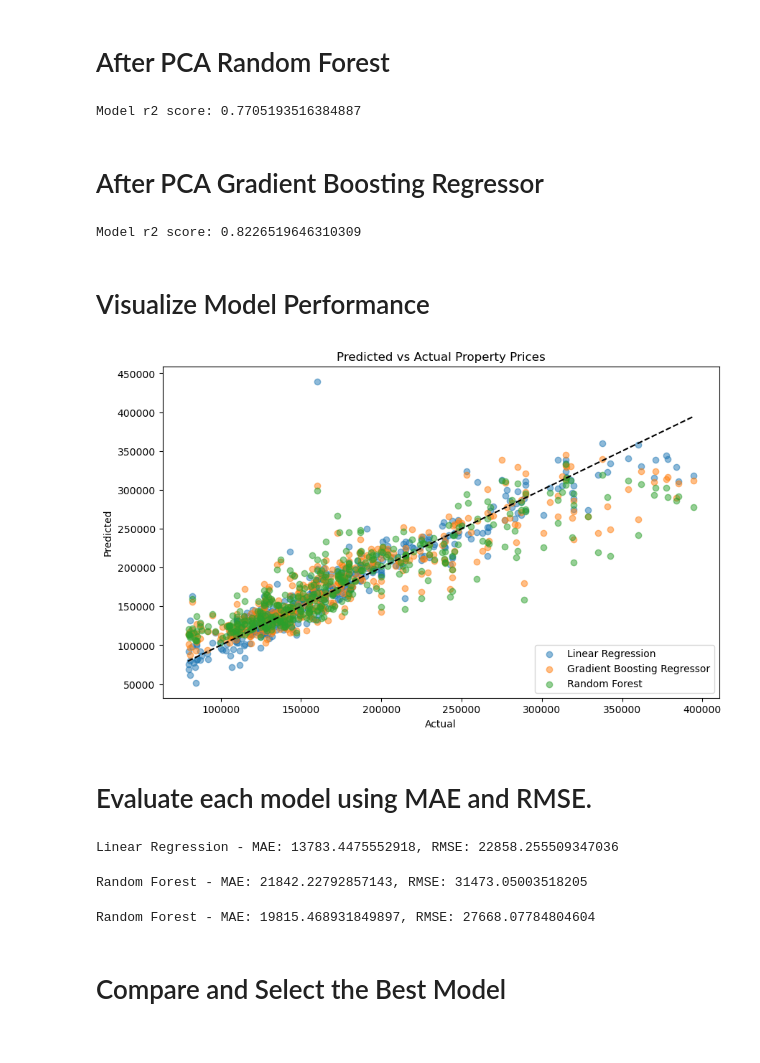
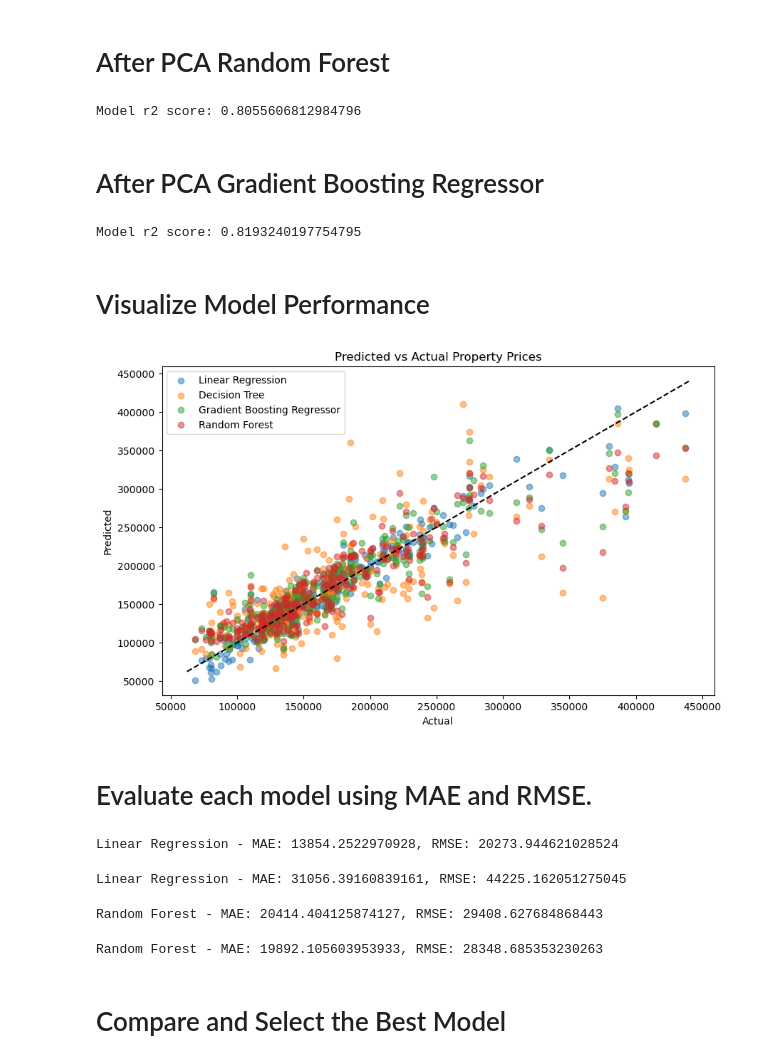
Before and after one commit to MohdJubairKhan/Capstone-Project---1-digi-chrome-, a Jupyter notebook: Notebook/Model_Selection.ipynb, the cells around one changed output. Saved outputs shown, nothing was run; the diff lists cells and outputs as text; code cells hidden in the pictures.

```diff
--- a/Notebook/Model_Selection.ipynb
+++ b/Notebook/Model_Selection.ipynb
@@ -129,5 +130,5 @@ df_pca.shape
 # %%
-x_train,x_test,y_train,y_test=train_test_split(df_pca,Y,test_size=0.3,random_state=42)
+x_train,x_test,y_train,y_test=train_test_split(df_pca,Y,test_size=0.2,random_state=42)
 # %% [markdown]
 # After PCA Standard Scaler
 # %%
@@ -166,7 +167,7 @@ rf_y_pred3 = pca_rf_model.predict(x_test_scaled)
 score = r2_score(y_test, rf_y_pred3)
 print(f'Model r2 score: {score}')
 # %% [output]
-Model r2 score: 0.7705193516384887
+Model r2 score: 0.8055606812984796
 # %% [markdown]
 # After PCA Gradient Boosting Regressor
 # %%
@@ -177,24 +178,26 @@ gb_y_pred4 = pca_gr_model.predict(x_test_scaled)
 score = r2_score(y_test, gb_y_pred4)
 print(f'Model r2 score: {score}')
 # %% [output]
-Model r2 score: 0.8226519646310309
+Model r2 score: 0.8193240197754795
 # %% [markdown]
 # Visualize Model Performance
 # %%
 plt.figure(figsize=(10, 6))
 
 plt.scatter(y_test, lr_y_pred1, label='Linear Regression', alpha=0.5)
+plt.scatter(y_test, dt_y_pred2, label='Decision Tree', alpha=0.5)
 plt.scatter(y_test, gb_y_pred4, label='Gradient Boosting Regressor', alpha=0.5)
 plt.scatter(y_test, rf_y_pred3, label='Random Forest', alpha=0.5)
+
 
 plt.plot([Y.min(), Y.max()], [Y.min(), Y.max()], '--k')
 plt.xlabel('Actual')
 plt.ylabel('Predicted')
 plt.title('Predicted vs Actual Property Prices')
 plt.legend()
 plt.show()
 # %% [output]
-[figure, old version]
+[figure, new version]
 # %% [markdown]
 # Evaluate each model using MAE and RMSE.
 # %%
@@ -203,21 +206,28 @@ mae_linear = mean_absolute_error(y_test, lr_y_pred1)
 rmse_linear = np.sqrt(mean_squared_error(y_test, lr_y_pred1))
 print(f"Linear Regression - MAE: {mae_linear}, RMSE: {rmse_linear}")
 # %% [output]
-Linear Regression - MAE: 13783.4475552918, RMSE: 22858.255509347036
+Linear Regression - MAE: 13854.2522970928, RMSE: 20273.944621028524
+# %%
+#Decision Tree
+mae_dt = mean_absolute_error(y_test, dt_y_pred2)
+rmse_dt = np.sqrt(mean_squared_error(y_test, dt_y_pred2))
+print(f"Linear Regression - MAE: {mae_dt}, RMSE: {rmse_dt}")
+# %% [output]
+Linear Regression - MAE: 31056.39160839161, RMSE: 44225.162051275045
 # %%
 #Random Forest Metrics
 mae_forest = mean_absolute_error(y_test, rf_y_pred3)
 rmse_forest = np.sqrt(mean_squared_error(y_test, rf_y_pred3))
 print(f"Random Forest - MAE: {mae_forest}, RMSE: {rmse_forest}")
 # %% [output]
-Random Forest - MAE: 21842.22792857143, RMSE: 31473.05003518205
+Random Forest - MAE: 20414.404125874127, RMSE: 29408.627684868443
 # %%
 #Gradient Boosting Regressor Metrics
 mae_gradient = mean_absolute_error(y_test, gb_y_pred4)
 rmse_gradient = np.sqrt(mean_squared_error(y_test, gb_y_pred4))
 print(f"Random Forest - MAE: {mae_gradient}, RMSE: {rmse_gradient}")
 # %% [output]
-Random Forest - MAE: 19815.468931849897, RMSE: 27668.07784804604
+Random Forest - MAE: 19892.105603953933, RMSE: 28348.685353230263
 # %% [markdown]
 # Compare and Select the Best Model
 # %%
```
Also changed, not shown: parts of 14 cells of this notebook, 7 other files.
